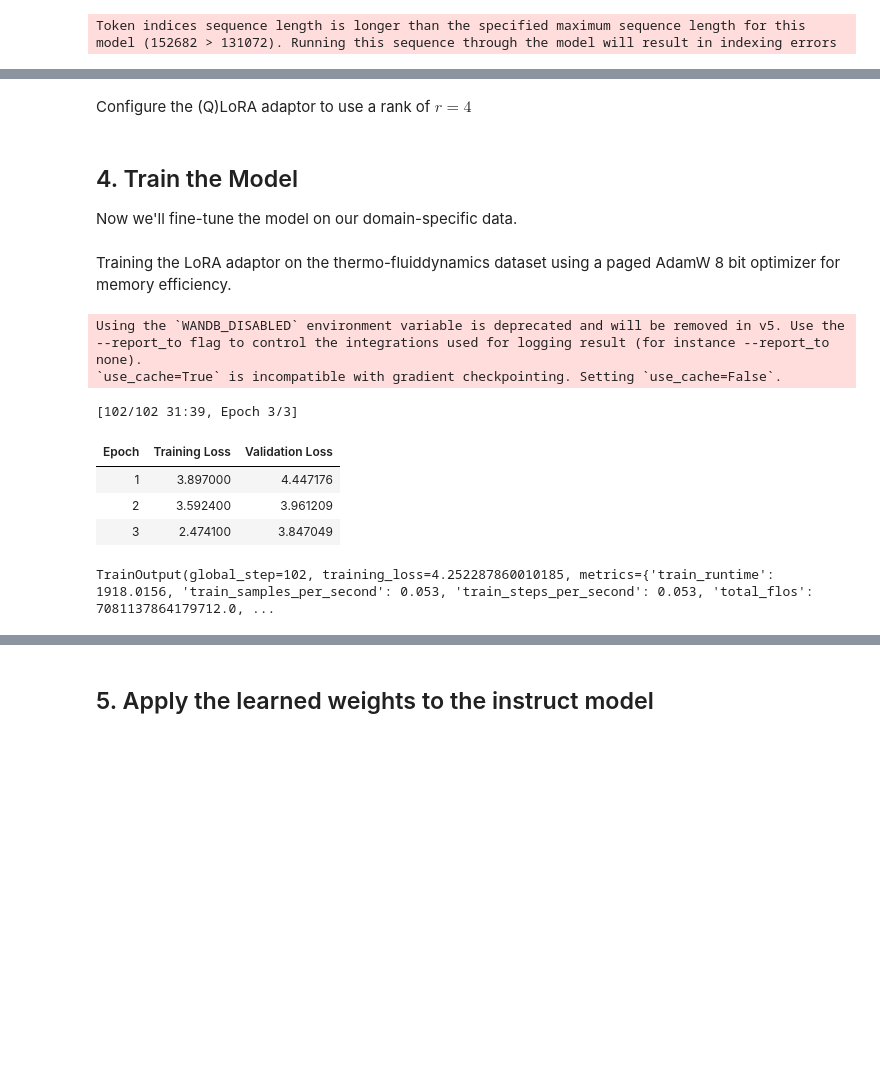
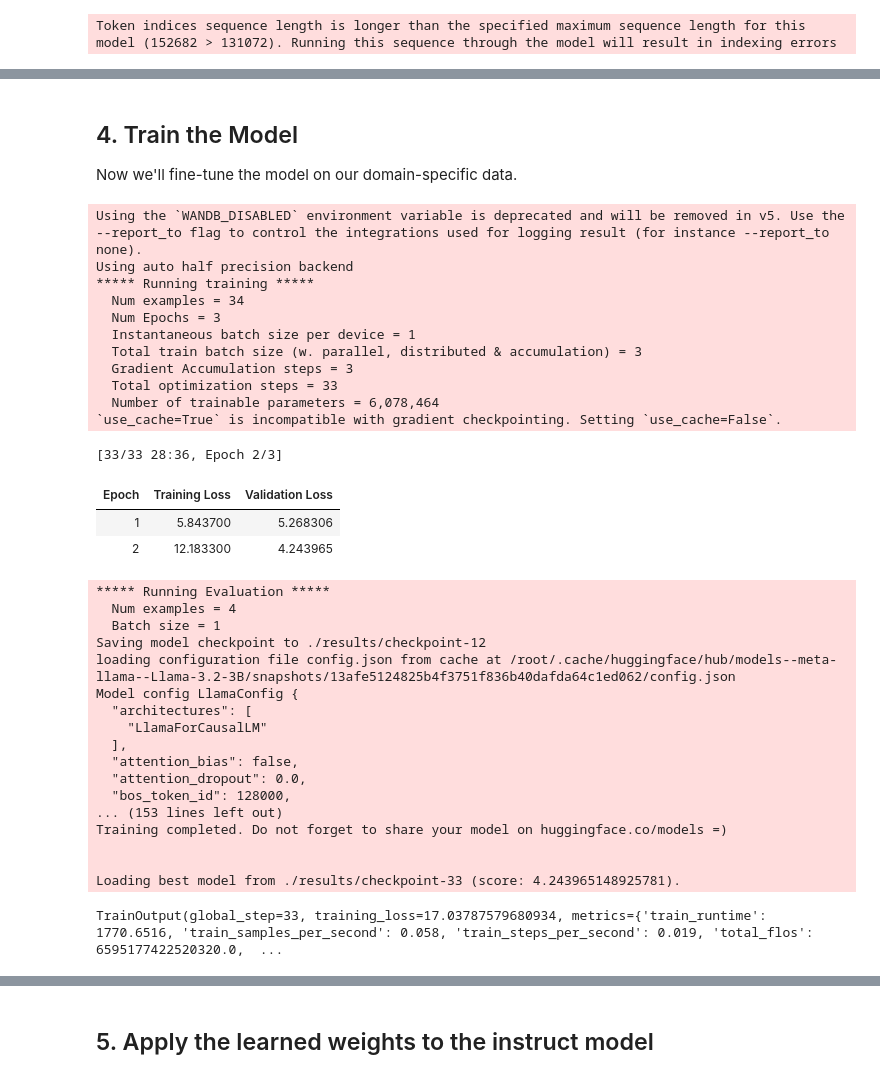
Before and after one commit to arminwitte/mistral-peft, a Jupyter notebook: notebook_kaggle_llama.ipynb, the cells around one changed output, grey strips where cells are left out. Saved outputs shown, nothing was run; the diff lists cells and outputs as text; code cells hidden in the pictures; blank space fills up the shorter version.

Commit message:
Kaggle Notebook | peft-llama | Version 19

```diff
--- a/notebook_kaggle_llama.ipynb
+++ b/notebook_kaggle_llama.ipynb
@@ -82,8 +87,9 @@ Now we'll create masked language modeling examples for training.
 model_name = "meta-llama/Llama-3.2-3B"
 tokenizer = AutoTokenizer.from_pretrained(model_name)
 # %%
+# Preprocess the corpus for Causal Language Modeling (CLM)
 json_file_paths = ["output/processed_documents.json"]
-preprocessor = CLAPreprocessor(json_file_paths, tokenizer)
+preprocessor = CLMPreprocessor(json_file_paths, tokenizer)
 dataset = preprocessor.preprocess()
 # %% [output]
 Token indices sequence length is longer than the specified maximum sequence length for this model (152682 > 131072). Running this sequence through the model will result in indexing errors
@@ -119,6 +123,4 @@ base_model = AutoModelForCausalLM.from_pretrained(
         model_name, torch_dtype=torch.float16, device_map="auto",
     quantization_config=quantization_config,
     )
-# %% [markdown]
-Configure the (Q)LoRA adaptor to use a rank of $r=4$
 # %%
@@ -136,43 +139,66 @@ model = get_peft_model(model, config)
 ## 4. Train the Model
 
 Now we'll fine-tune the model on our domain-specific data.
-# %% [markdown]
-Training the LoRA adaptor on the thermo-fluiddynamics dataset using a paged AdamW 8 bit optimizer for memory efficiency.
 # %%
 # Set up training arguments
 training_args = TrainingArguments(
     output_dir="./results",
     num_train_epochs=3,
     per_device_train_batch_size=1,
     per_device_eval_batch_size=1,
-    gradient_accumulation_steps=1,
+    gradient_accumulation_steps=3, # Creates a virtual batch size of 3
     learning_rate=3e-4,
-    fp16=True,
+    fp16=True, # numerical precision of adapter is float16
     logging_steps=1,
     eval_strategy="epoch",
     save_strategy="epoch",
     load_best_model_at_end=True,
-    optim="paged_adamw_8bit",
-    log_level="warning"
+    optim="paged_adamw_8bit", # Memory efficient optimizer
+    log_level="info",
 )
 
 # Initialize trainer
 trainer = Trainer(
     model=model,
     args=training_args,
     train_dataset=train_test_set['train'],
     eval_dataset=train_test_set['test']
 )
 
 # Start training
 trainer.train()
 # %% [output]
 Using the `WANDB_DISABLED` environment variable is deprecated and will be removed in v5. Use the --report_to flag to control the integrations used for logging result (for instance --report_to none).
+Using auto half precision backend
+***** Running training *****
+  Num examples = 34
+  Num Epochs = 3
+  Instantaneous batch size per device = 1
+  Total train batch size (w. parallel, distributed & accumulation) = 3
+  Gradient Accumulation steps = 3
+  Total optimization steps = 33
+  Number of trainable parameters = 6,078,464
 `use_cache=True` is incompatible with gradient checkpointing. Setting `use_cache=False`.
-[102/102 31:39, Epoch 3/3]
+[33/33 28:36, Epoch 2/3]
 | Epoch | Training Loss | Validation Loss |
-| 1 | 3.897000 | 4.447176 |
-| 2 | 3.592400 | 3.961209 |
-| 3 | 2.474100 | 3.847049 |
+| 1 | 5.843700 | 5.268306 |
+| 2 | 12.183300 | 4.243965 |
-TrainOutput(global_step=102, training_loss=4.252287860010185, metrics={'train_runtime': 1918.0156, 'train_samples_per_second': 0.053, 'train_steps_per_second': 0.053, 'total_flos': 7081137864179712.0, ...
+***** Running Evaluation *****
+  Num examples = 4
+  Batch size = 1
+Saving model checkpoint to ./results/checkpoint-12
+loading configuration file config.json from cache at /root/.cache/huggingface/hub/models--meta-llama--Llama-3.2-3B/snapshots/13afe5124825b4f3751f836b40dafda64c1ed062/config.json
+Model config LlamaConfig {
+  "architectures": [
+    "LlamaForCausalLM"
+  ],
+  "attention_bias": false,
+  "attention_dropout": 0.0,
+  "bos_token_id": 128000,
+... (153 lines left out)
+Training completed. Do not forget to share your model on huggingface.co/models =)
+
+
+Loading best model from ./results/checkpoint-33 (score: 4.243965148925781).
+TrainOutput(global_step=33, training_loss=17.03787579680934, metrics={'train_runtime': 1770.6516, 'train_samples_per_second': 0.058, 'train_steps_per_second': 0.019, 'total_flos': 6595177422520320.0,  ...
 # %%
```
Also changed, not shown: parts of 30 cells of this notebook.
